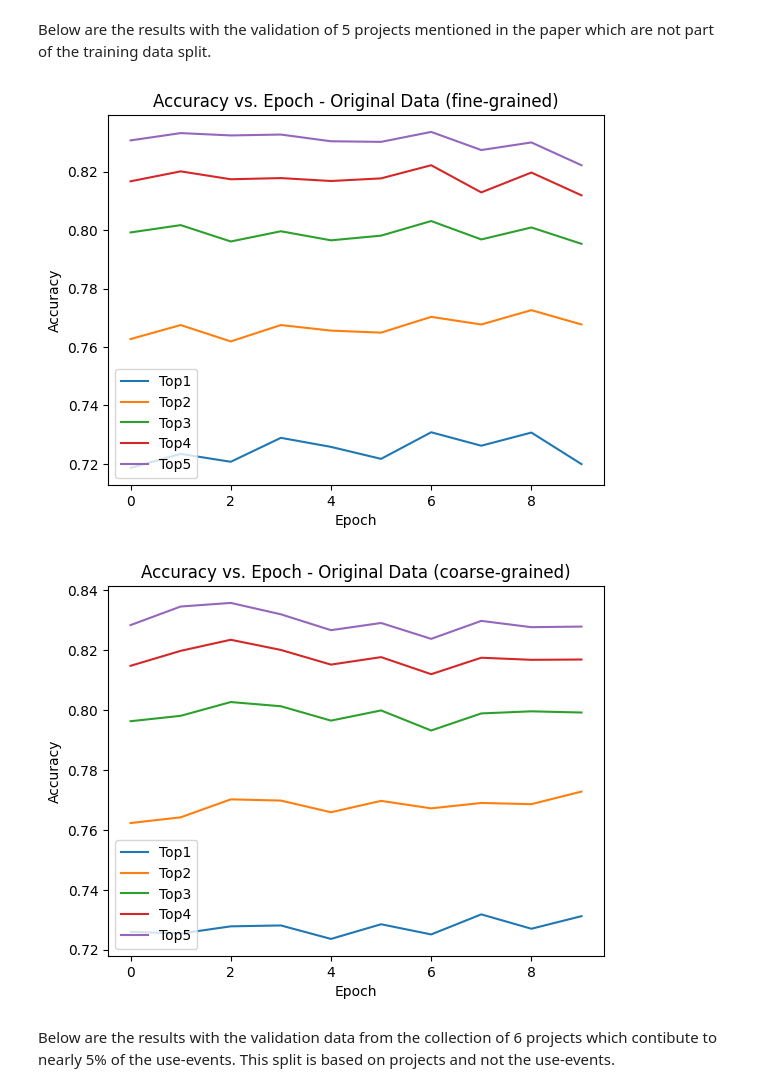
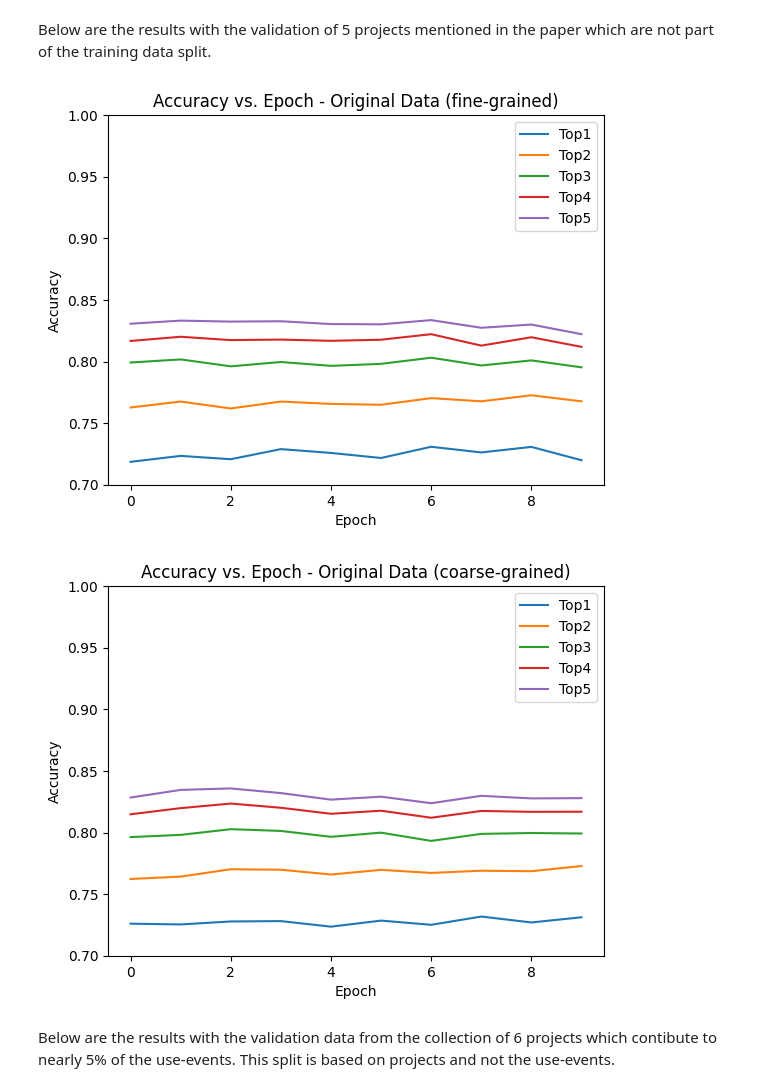
Before and after one commit to piyush-bajaj/DynamicPythonBenchmark, a Jupyter notebook: evaluation/Lexecutor Evaluation.ipynb, the cells around one changed output. Cells and saved outputs as stored; diff of their text form; code cells hidden in the pictures.

```diff
--- a/evaluation/Lexecutor Evaluation.ipynb
+++ b/evaluation/Lexecutor Evaluation.ipynb
@@ -138,34 +144,37 @@ Below are the results with the validation of 5 projects mentioned in the paper w
 import matplotlib.pyplot as plt
 import pandas as pd
 
 # Load data from CSV file
 data = pd.read_csv('validation_fine_comp.csv')
 
 # Extract the column names and data
 columns = data.columns[1:]
 values = data.iloc[:, 1:]
 
 # Create a new figure and axis object
 fig, ax = plt.subplots()
 
 # Plot each line using a for loop
 for i in range(len(columns)):
     ax.plot(data['Epoch'], values.iloc[:, i], label=columns[i])
 
 # Set the x and y axis labels
 ax.set_xlabel('Epoch')
 ax.set_ylabel('Accuracy')
 
+# Set y-ticks
+ax.set_yticks([x / 100.0 for x in range(70, 101, 5)])
+
 # Set the graph title
 ax.set_title('Accuracy vs. Epoch - Original Data (fine-grained)')
 
 # Show the legend
 ax.legend()
 
 # Show the graph
 plt.show()
 # %% [output]
-[figure, old version]
+[figure, new version]
 # %%
 import matplotlib.pyplot as plt
 import pandas as pd
@@ -188,6 +197,9 @@ for i in range(len(columns)):
 ax.set_xlabel('Epoch')
 ax.set_ylabel('Accuracy')
 
+# Set y-ticks
+ax.set_yticks([x / 100.0 for x in range(70, 101, 5)])
+
 # Set the graph title
 ax.set_title('Accuracy vs. Epoch - Original Data (coarse-grained)')
 
@@ -197,7 +209,7 @@ ax.legend()
 # Show the graph
 plt.show()
 # %% [output]
-[figure, old version]
+[figure, new version]
 # %% [markdown]
 Below are the results with the validation data from the collection of 6 projects which contibute to nearly 5% of the use-events. This split is based on projects and not the use-events.
 # %%
```
Also changed, not shown: parts of 4 cells of this notebook.
